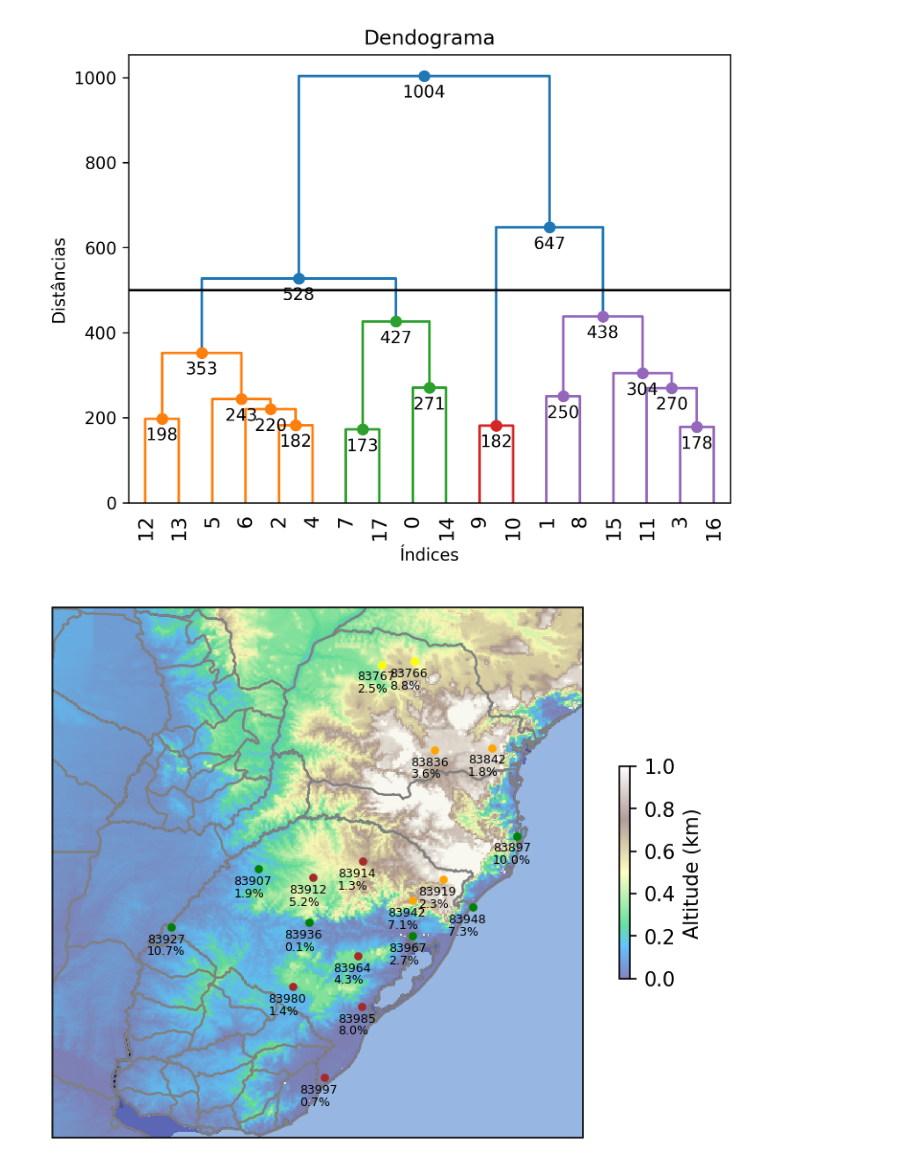
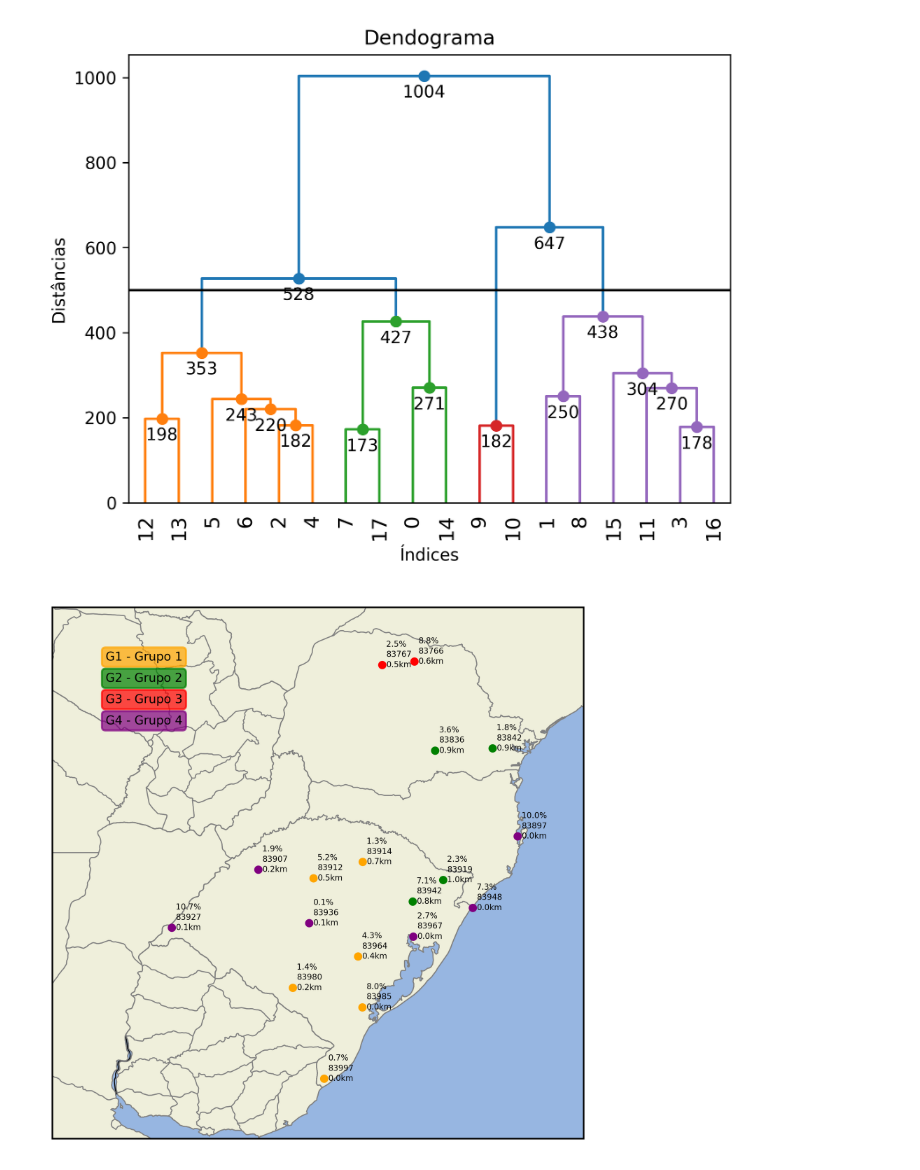
Before and after one commit to lucasdmarten/dissertacao, a Jupyter notebook: stations_parser.ipynb, the cells around one changed output. Cells and saved outputs as stored; diff of their text form; code cells hidden in the pictures.

```diff
--- a/stations_parser.ipynb
+++ b/stations_parser.ipynb
@@ -57,3 +58,7 @@ lats = [float(df_concat[df_concat.cod==code].lat.iloc[0]) for code in codes]
 alt = [float(df_concat[df_concat.cod==code].alt.iloc[0]) for code in codes]
 percent_null = [float(df_concat[df_concat.cod==code].percent_null.iloc[0]) for code in codes]
 cidades = pd.DataFrame(dict(names=names, lons=lons, lats=lats, alt=alt, codes=codes, percent_null=percent_null))
+# %%
+for code in codes:
+    df_concat[df_concat.cod==str(code)]['TEMPERATURA MEDIA COMPENSADA, DIARIA(°C)'].plot()
+    plt.show()
@@ -60,3 +79,14 @@ cidades = pd.DataFrame(dict(names=names, lons=lons, lats=lats, alt=alt, codes=co
+# %%
+df_clim = list()
+for code in codes:
+    df_sel = df_concat[df_concat.cod==code].iloc[:,4]
+    _df = pd.DataFrame()
+    _df['mean'] = df_sel.groupby(by=df_sel.index.day_of_year).mean()
+    _df['p90'] = df_sel.groupby(by=df_sel.index.day_of_year).quantile(0.9)
+    _df['p95'] = df_sel.groupby(by=df_sel.index.day_of_year).quantile(0.95)
+    _df['code'] = code
+    df_clim.append(_df)
+df_clim = pd.concat(df_clim)
 # %%
 dfs = list()
 for i, code in enumerate(codes):
@@ -125,7 +155,7 @@ D = fancy_dendrogram(
 plt.savefig('dendogram.png')
 plt.show()
 
-colors = {'C1': 'brown', 'C2': 'orange', 'C3': 'yellow', 'C4': 'green'} #, 'C5': 'brown', 'C6':'pink'}
+colors = {'C1': 'orange', 'C2': 'green', 'C3': 'red', 'C4': 'purple'}
 codes = [idx2code.get(int(ivl)) for ivl in D['ivl']]
 groups = D['leaves_color_list']
 codes2group = dict(zip(codes, groups))
@@ -140,45 +170,55 @@ g3 = np.nanmean([data2group[data2group['index'] == g].iloc[:,1:].values[0] for g
 g4 = np.nanmean([data2group[data2group['index'] == g].iloc[:,1:].values[0] for g in get_groups('C4')], axis=0)
 
 etopo = xr.open_dataset("/media/lucaspc/HD/statics/etopo_0p01.nc")
 etopo = xr.where(etopo<0, np.nan, etopo)
 etopo = xr.where(etopo>1000, 1000, etopo)
 
-fig = plt.figure(dpi=150)
+fig = plt.figure(dpi=500)
 
 ax = plt.axes(projection=ccrs.PlateCarree())
 extent = [-60, -47, -35, -22]
 ax.set_extent(extent, crs=ccrs.PlateCarree())
 
 
-ax.add_feature(cfeature.LAND, edgecolor='gray')
-ax.add_feature(cfeature.BORDERS, linestyle=':')
-ax.add_feature(cfeature.OCEAN, edgecolor='gray')
-ax.add_feature(cfeature.STATES, edgecolor='gray')
-etopo = etopo['z'] / 1000
-cb = etopo.plot(ax=ax, cmap='terrain', alpha=0.6, add_colorbar=False)
-plt.colorbar(cb, ax=ax, label='Altitude (km)', shrink=0.4)
+ax.add_feature(cfeature.LAND, edgecolor='gray', linewidth=0.5)
+ax.add_feature(cfeature.BORDERS, linewidth=0.5)
+ax.add_feature(cfeature.OCEAN, edgecolor='gray', linewidth=0.5)
+ax.add_feature(cfeature.STATES, edgecolor='gray', linewidth=0.5)
+
+group_colors = {'G1 - Grupo 1': 'orange', 'G2 - Grupo 2': 'green', 'G3 - Grupo 3': 'red', 'G4 - Grupo 4': 'purple'}
+
+x, y = 0.1, 0.9
+for group, color in group_colors.items():
+    ax.annotate(group, xy=(x, y), xycoords='axes fraction', color='black', fontsize=6,
+                bbox=dict(facecolor=color, edgecolor=color, boxstyle='round,pad=0.3', alpha=0.7))
+    y -= 0.04  # Movendo para baixo para o próximo grupo
 
 marker = 'o'
 for idx, row in cidades.iterrows():
 
     color = codes2color.get(row['codes'])
 
     ax.scatter(row['lons'], row['lats'], transform=ccrs.PlateCarree(),
           color=color, s=10, zorder=5, marker=marker)
-    ax.text(row['lons']-0.6, row['lats']-0.6, str(row['percent_null']) + '%',
+    ax.text(row['lons']+0.1, row['lats']+0., str(round(row['alt']/1000,1)) + 'km',
             transform=ccrs.PlateCarree(),
-            fontsize=6,
+            fontsize=4,
             color='black', zorder=100,
             verticalalignment='center')
-    ax.text(row['lons']-0.6, row['lats']-0.3, row['codes'],
+    ax.text(row['lons']+0.1, row['lats']+0.5, str(row['percent_null']) + '%',
             transform=ccrs.PlateCarree(),
-            fontsize=6,
-            color='black',
+            fontsize=4,
+            color='black', zorder=100,
+            verticalalignment='center')
+    ax.text(row['lons']+0.1, row['lats']+0.25, row['codes'],
+            transform=ccrs.PlateCarree(),
+            fontsize=4,
+            color='black', zorder=100,
             verticalalignment='center')
 
 plt.savefig('stations.png')
 plt.show()
 # %% [output]
 [figure]
-[figure, old version]
+[figure, new version]
 # %%
```
Also changed, not shown: parts of 10 cells of this notebook.
